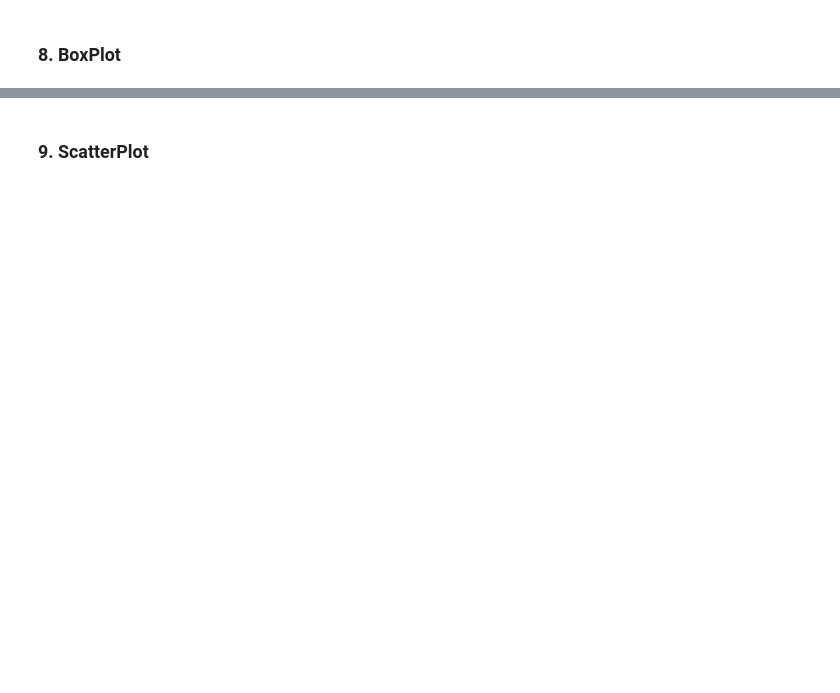
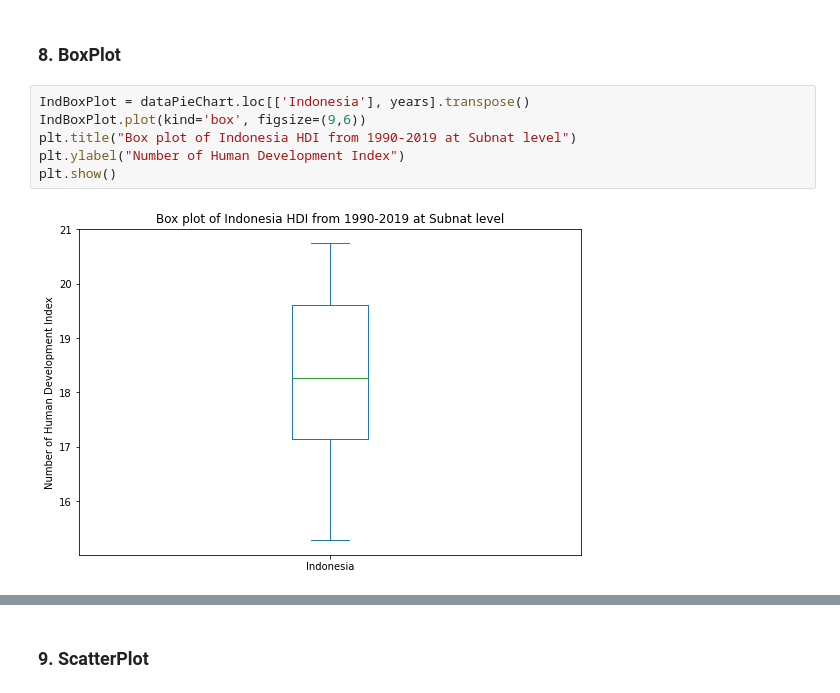
Before and after one commit to AbdulHafidh-AI/ProyekVisdat, a Jupyter notebook: HumanDevelopmentIndex.ipynb, the cells around one changed output, grey strips where cells are left out. Cells and saved outputs as stored; diff of their text form; blank space fills up the shorter version.

Commit message:
Box Plot done

```diff
--- a/HumanDevelopmentIndex.ipynb
+++ b/HumanDevelopmentIndex.ipynb
@@ -623,2 +623,10 @@ plt.show()
 # %% [markdown]
 ### 8. BoxPlot
+# %%
+IndBoxPlot = dataPieChart.loc[['Indonesia'], years].transpose()
+IndBoxPlot.plot(kind='box', figsize=(9,6))
+plt.title("Box plot of Indonesia HDI from 1990-2019 at Subnat level")
+plt.ylabel("Number of Human Development Index")
+plt.show()
+# %% [output]
+[figure, added]
```
Also changed, not shown: parts of 16 cells of this notebook.
